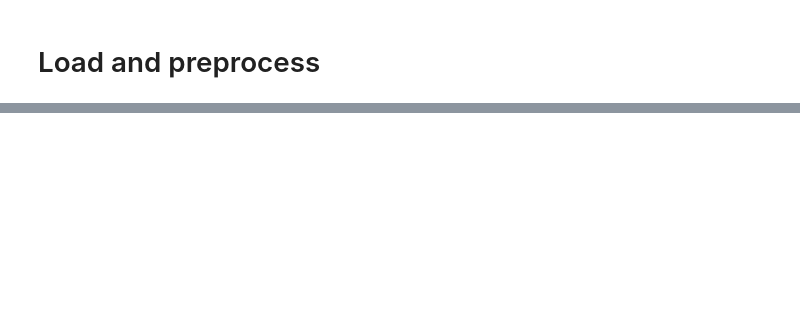
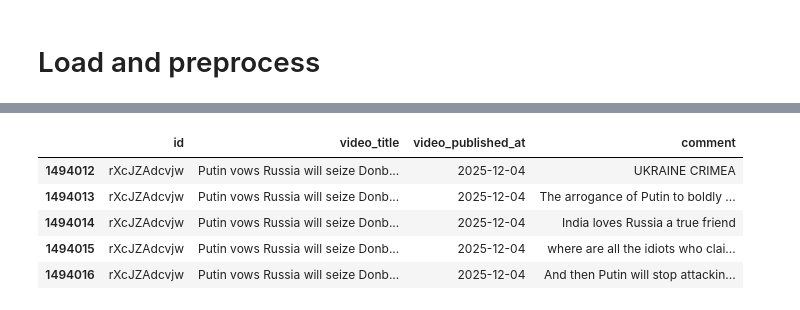
Before and after one commit to AI-team-ucu/American_Perception, a Jupyter notebook: load_comments_and_preprocess.ipynb, the cells around one changed output, grey strips where cells are left out. Drawn from its saved outputs; the diff is of its cells as text; code cells hidden in the pictures; blank space fills up the shorter version.

```diff
--- a/load_comments_and_preprocess.ipynb
+++ b/load_comments_and_preprocess.ipynb
@@ -180,0 +282,9 @@ df.shape
+# %%
+df.tail()
+# %% [output]
+|  | id | video_title | video_published_at | comment |
+| 1494012 | rXcJZAdcvjw | Putin vows Russia will seize Donb... | 2025-12-04 | UKRAINE CRIMEA |
+| 1494013 | rXcJZAdcvjw | Putin vows Russia will seize Donb... | 2025-12-04 | The arrogance of Putin to boldly ... |
+| 1494014 | rXcJZAdcvjw | Putin vows Russia will seize Donb... | 2025-12-04 | India loves Russia a true friend |
+| 1494015 | rXcJZAdcvjw | Putin vows Russia will seize Donb... | 2025-12-04 | where are all the idiots who clai... |
+| 1494016 | rXcJZAdcvjw | Putin vows Russia will seize Donb... | 2025-12-04 | And then Putin will stop attackin... |
```
Also changed, not shown: parts of 32 cells of this notebook, 12 other files.
